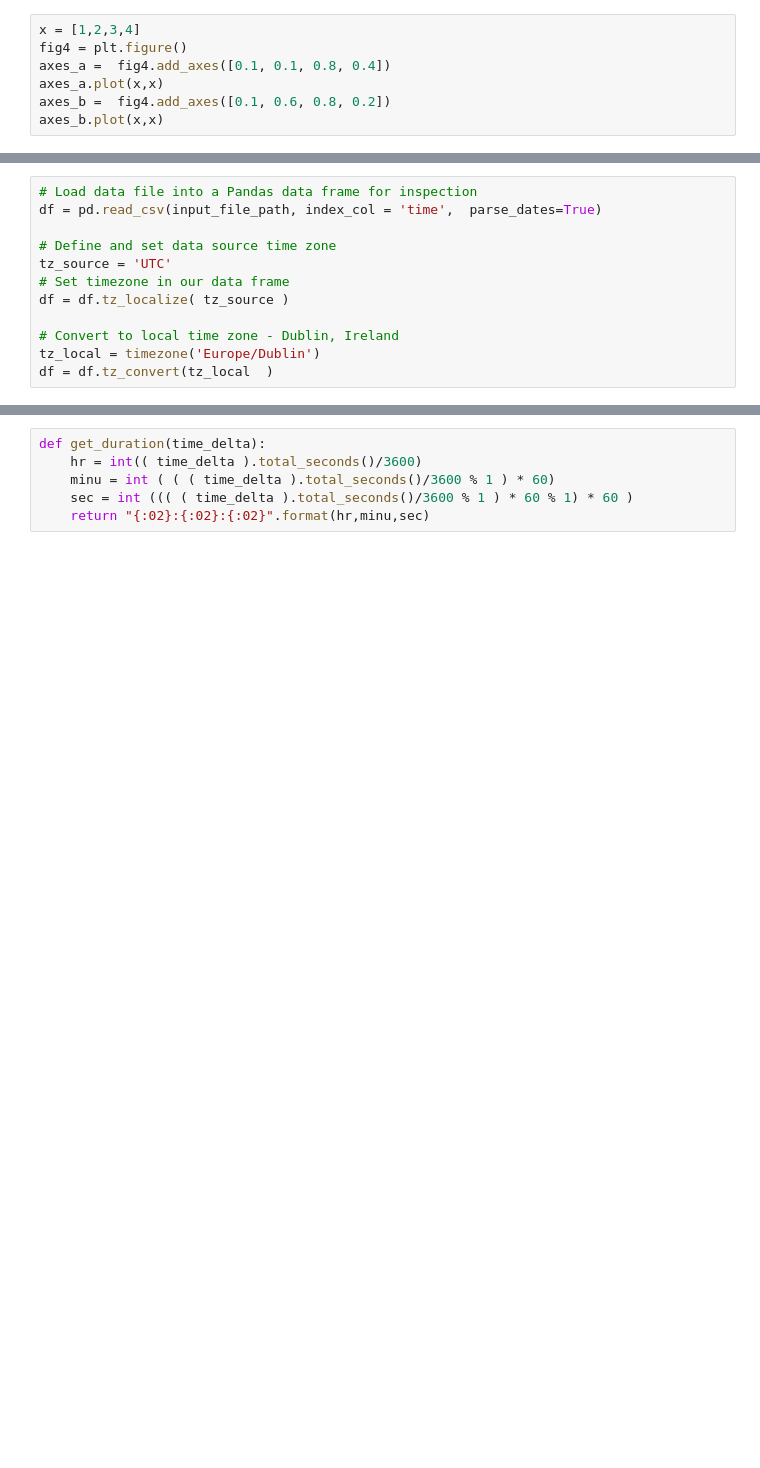
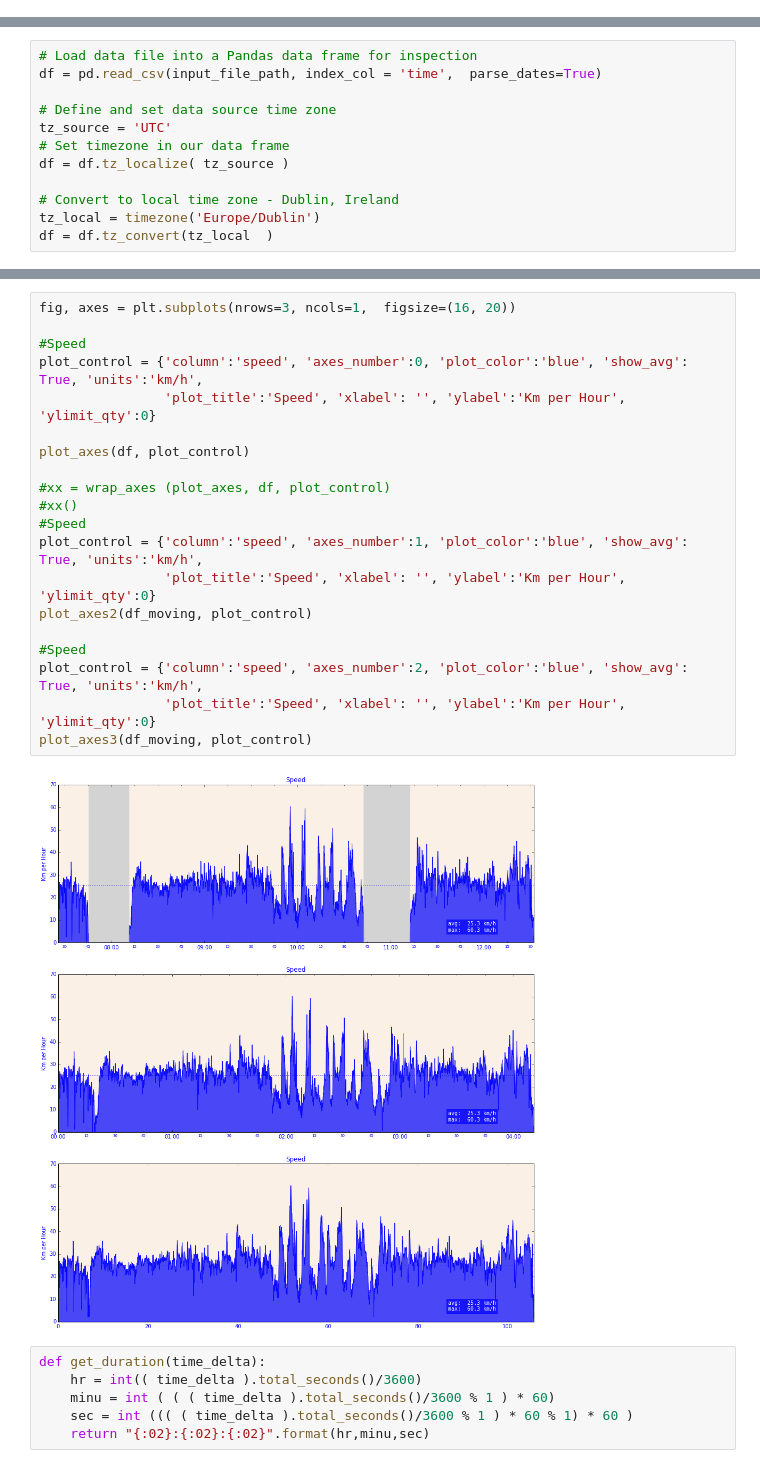
Before and after one commit to patclaffey/docker_jupyter, a Jupyter notebook: notebooks/Summary.ipynb, the cells around one changed output, grey strips where cells are left out. Cells and saved outputs as stored; diff of their text form; blank space fills up the shorter version.

```diff
--- a/notebooks/Summary.ipynb
+++ b/notebooks/Summary.ipynb
@@ -1,7 +0,0 @@
-# %%
-x = [1,2,3,4]
-fig4 = plt.figure()
-axes_a =  fig4.add_axes([0.1, 0.1, 0.8, 0.4])
-axes_a.plot(x,x)
-axes_b =  fig4.add_axes([0.1, 0.6, 0.8, 0.2])
-axes_b.plot(x,x)
@@ -172,3 +284,25 @@ df = df.tz_convert(tz_local  )
+# %%
+fig, axes = plt.subplots(nrows=3, ncols=1,  figsize=(16, 20))
+
+#Speed
+plot_control = {'column':'speed', 'axes_number':0, 'plot_color':'blue', 'show_avg': True, 'units':'km/h',
+                'plot_title':'Speed', 'xlabel': '', 'ylabel':'Km per Hour', 'ylimit_qty':0}
+
+plot_axes(df, plot_control)
+
+#xx = wrap_axes (plot_axes, df, plot_control)
+#xx()
+#Speed
+plot_control = {'column':'speed', 'axes_number':1, 'plot_color':'blue', 'show_avg': True, 'units':'km/h',
+                'plot_title':'Speed', 'xlabel': '', 'ylabel':'Km per Hour', 'ylimit_qty':0}
+plot_axes2(df_moving, plot_control)
+
+#Speed
+plot_control = {'column':'speed', 'axes_number':2, 'plot_color':'blue', 'show_avg': True, 'units':'km/h',
+                'plot_title':'Speed', 'xlabel': '', 'ylabel':'Km per Hour', 'ylimit_qty':0}
+plot_axes3(df_moving, plot_control)
+# %% [output]
+[figure, added]
 # %%
 def get_duration(time_delta):
     hr = int(( time_delta ).total_seconds()/3600)
```
Also changed, not shown: parts of 25 cells of this notebook, 6 other files.
